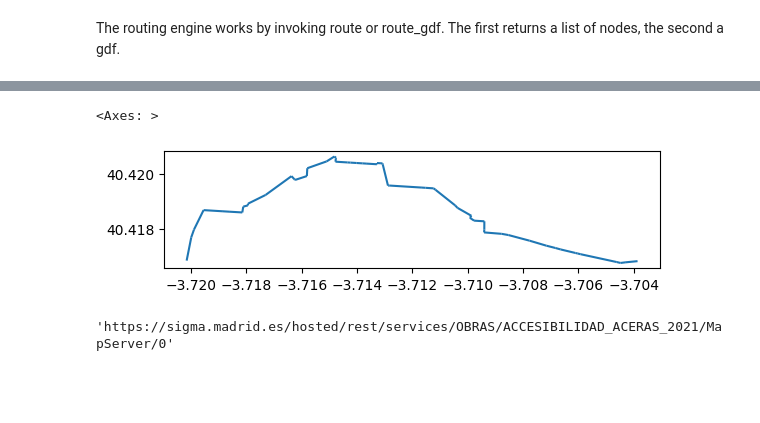
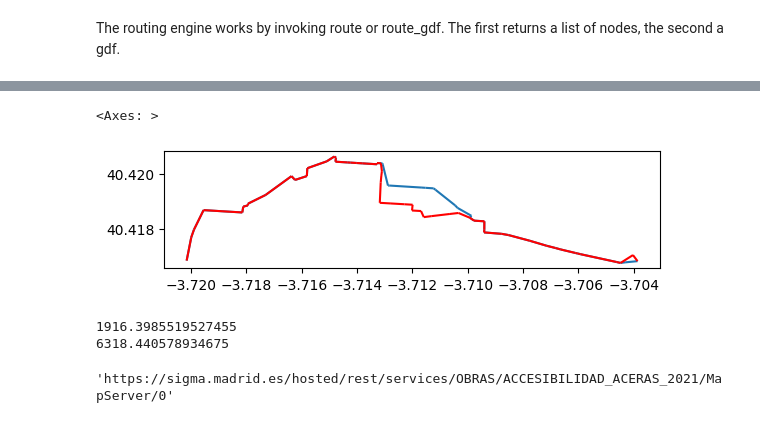
Before and after one commit to mehrrero/madrid_open_data, a Jupyter notebook: notebooks/example.ipynb, the cells around one changed output, grey strips where cells are left out. Saved outputs shown, nothing was run; the diff lists cells and outputs as text; code cells hidden in the pictures; blank space fills up the shorter version.

```diff
--- a/notebooks/example.ipynb
+++ b/notebooks/example.ipynb
@@ -90,6 +90,9 @@ INFO:rampa.query.duckdb_tools:Loaded layer ACCESIBILIDAD_ACERAS_2024 from databa
 # %% [markdown]
 We can start by downloading the graph defined by a boundary. The optional argument db allows us to store the graph using duckdb.
 # %%
+lay = ArcGISQuery('https://sigma.madrid.es/hosted/rest/services/CARTOGRAFIA/ANCHO_MEDIO_VIARIO/MapServer/0')
+lay.create_layer()
+aceras = lay.query(where="1=1")
 madrid = ox.geocoder.geocode_to_gdf('R5326784', by_osmid=True)
-net = Network(madrid, db=project_root + '/rampa/data/grafo.db', store=True)
+net = Network(madrid, db=project_root + '/rampa/data/grafo.db', db_alt=project_root + '/rampa/data/grafo_alt.db', aceras=aceras, row='Ancho_medio', store=True)
 # %% [output]
@@ -152,5 +167,5 @@ The routing engine works by invoking route or route_gdf. The first returns a lis
 coord1 = (-3.703790, 40.416775)  # Example coordinates for Madrid in (longitude, latitude) format.
 coord2 = (-3.72, 40.416775)
 # %%
-ruta_list = net_db.route(coord1, coord2)
-ruta_gdf = net_db.route_gdf(coord1, coord2)
+ruta = net.route_gdf(coord1, coord2, alternate=False)
+ruta_alt = net.route_gdf(coord1, coord2, alternate=True)
@@ -172,8 +172,15 @@ array([12289775102, 12289775104, 12289772637, 12289772644,  5302261816,
 # %%
-ruta_gdf.plot()
+ax = ruta.plot()
+ruta_alt.plot(ax=ax, color='red')
 # %% [output]
 <Axes: >
-[figure, old version]
+[figure, new version]
+# %%
+print(ruta['distance'].sum())
+print(ruta_alt['distance'].sum())
+# %% [output]
+1916.3985519527455
+6318.440578934675
 # %%
 layer = dmanager_read.get_layer_data('ACCESIBILIDAD_ACERAS_2021')
 # %%
```
Also changed, not shown: parts of 10 cells of this notebook, 10 other files.
